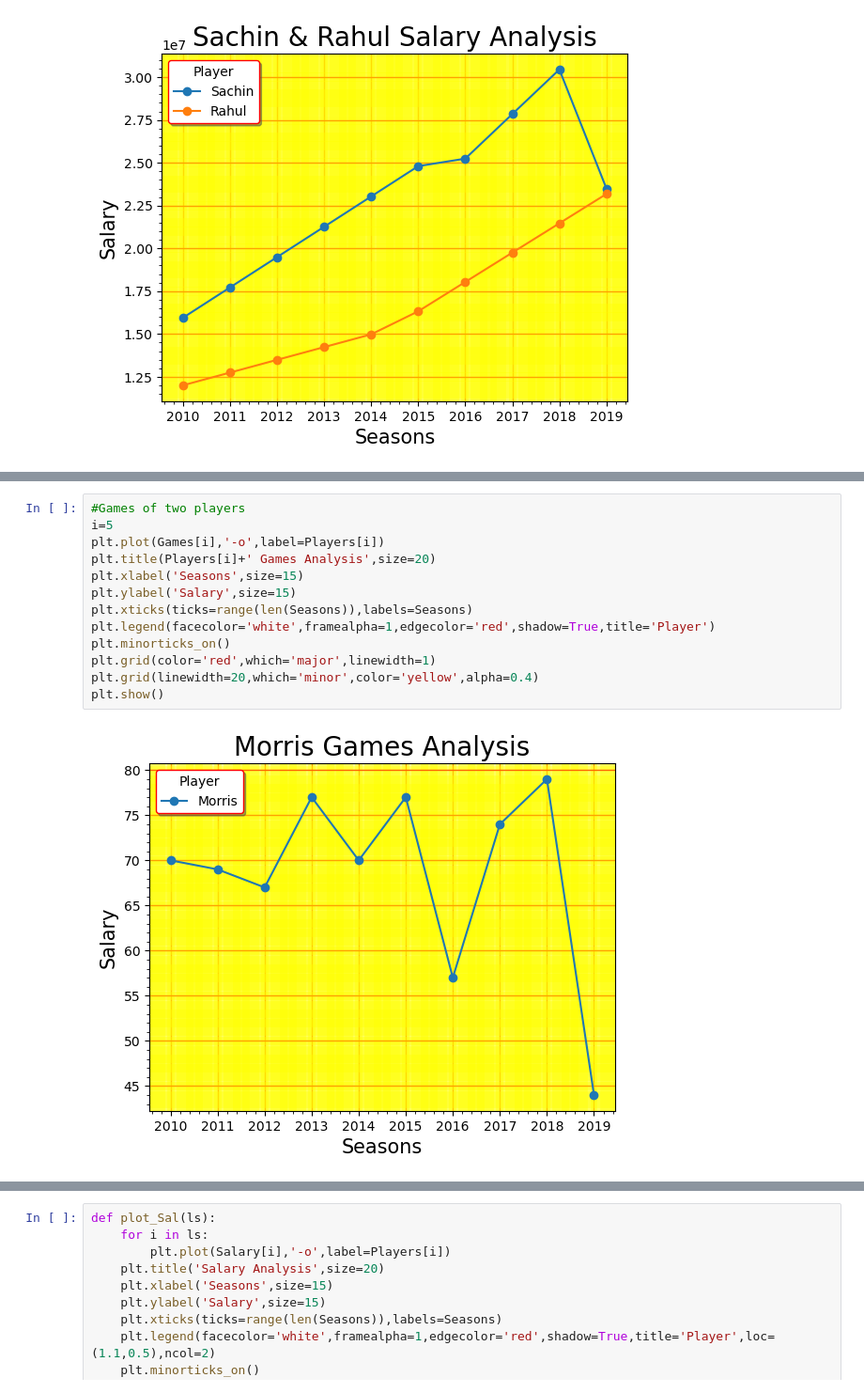
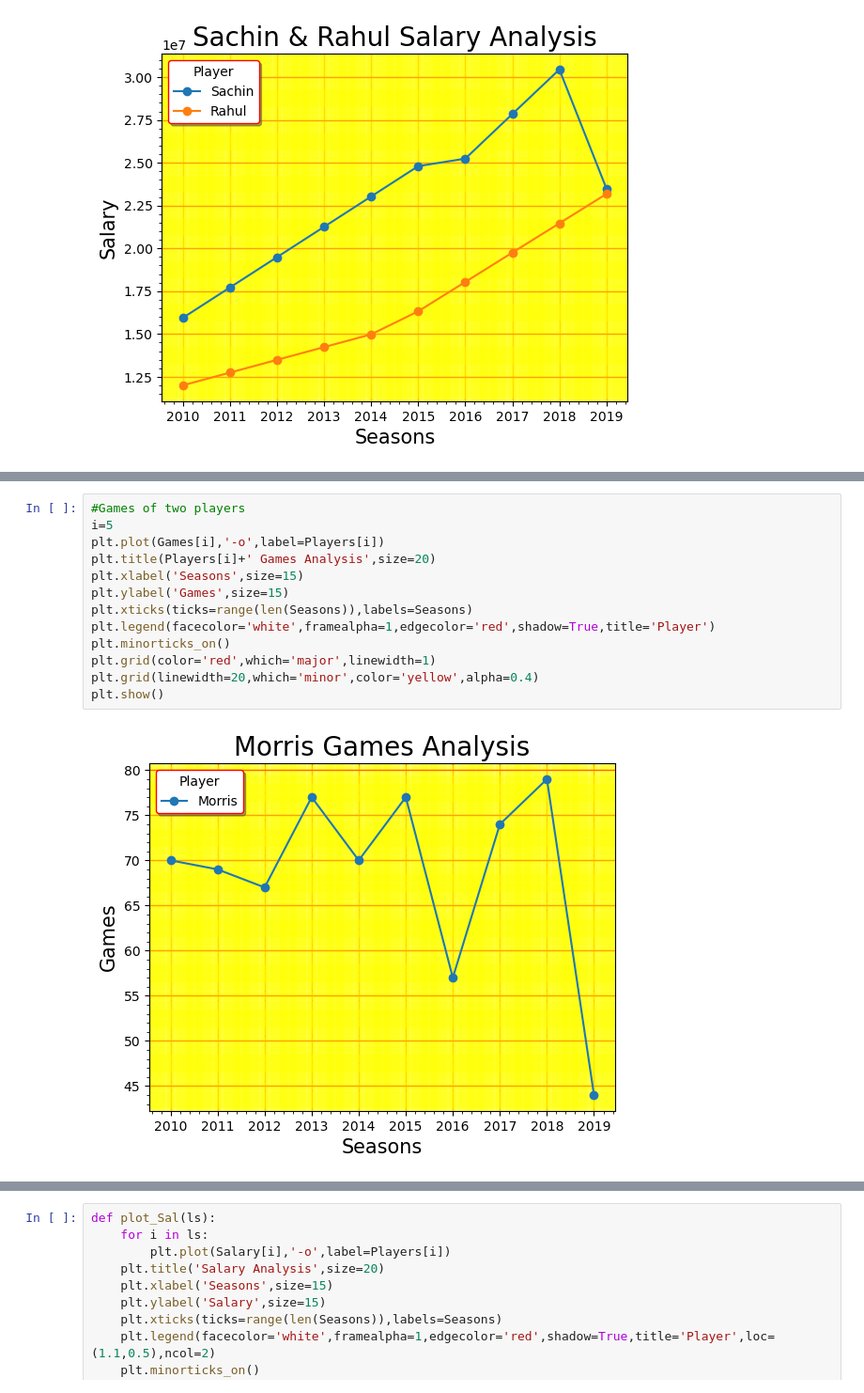
Before and after one commit to vamsikrishnamantri/Data-Science-Projects, a Jupyter notebook: Cricket Data Analysis/Cricket Dataset Analysis.ipynb, the cells around one changed output, grey strips where cells are left out. Shown at 94% size. Cells and saved outputs as stored; diff of their text form.

```diff
--- a/Cricket Data Analysis/Cricket Dataset Analysis.ipynb
+++ b/Cricket Data Analysis/Cricket Dataset Analysis.ipynb
@@ -254,18 +254,18 @@ plt.show()
 # %%
 #Games of two players
 i=5
 plt.plot(Games[i],'-o',label=Players[i])
 plt.title(Players[i]+' Games Analysis',size=20)
 plt.xlabel('Seasons',size=15)
-plt.ylabel('Salary',size=15)
+plt.ylabel('Games',size=15)
 plt.xticks(ticks=range(len(Seasons)),labels=Seasons)
 plt.legend(facecolor='white',framealpha=1,edgecolor='red',shadow=True,title='Player')
 plt.minorticks_on()
 plt.grid(color='red',which='major',linewidth=1)
 plt.grid(linewidth=20,which='minor',color='yellow',alpha=0.4)
 plt.show()
 # %% [output]
-[figure, old version]
+[figure, new version]
 # %%
 #Points of two players
 i=0
```
Also changed, not shown: parts of 6 cells of this notebook, 1 other file.
